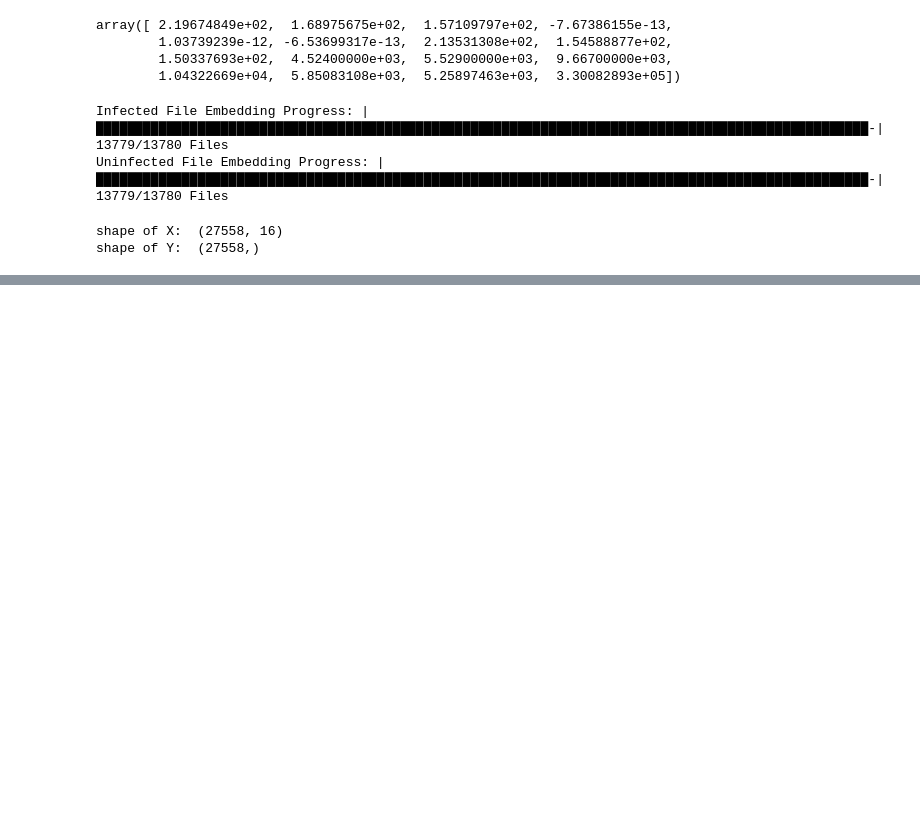
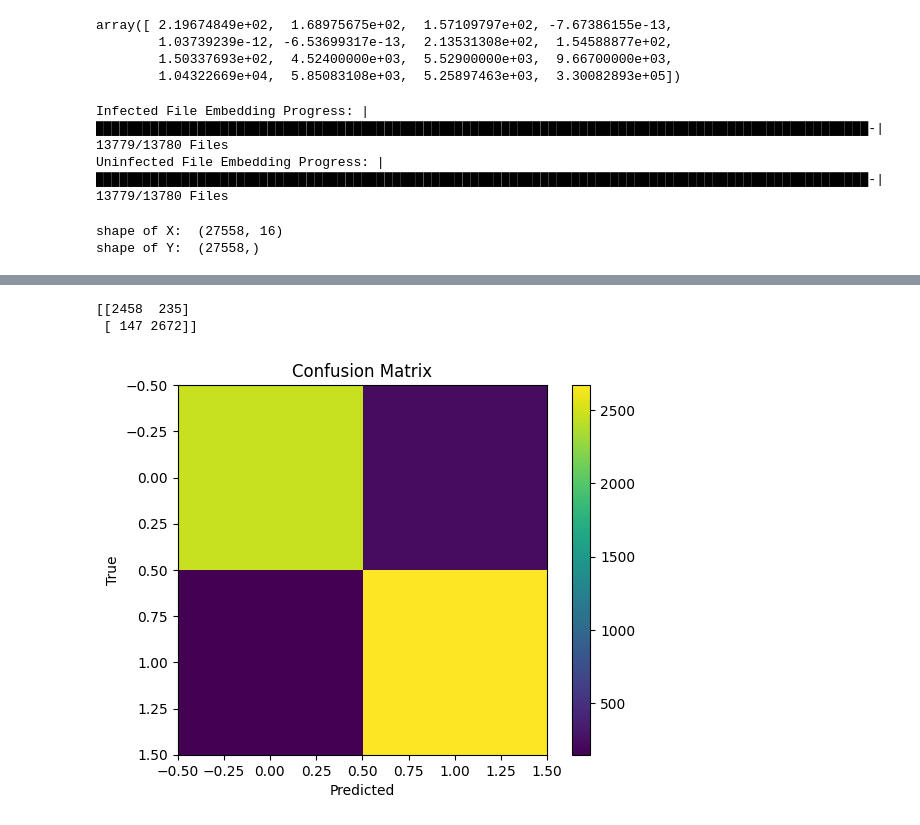
Before and after one commit to SolovevaPolina/Malaria_Screening, a Jupyter notebook: ExploratoryprojectNotebook.ipynb, the cells around one changed output, grey strips where cells are left out. Cells and saved outputs as stored; diff of their text form; code cells hidden in the pictures; blank space fills up the shorter version.

```diff
--- a/ExploratoryprojectNotebook.ipynb
+++ b/ExploratoryprojectNotebook.ipynb
@@ -445,0 +503,4 @@ Please also refer to the documentation for alternative solver options:
+# %%
+# Step 5: Define training components
+criterion = nn.CrossEntropyLoss()
+optimizer = torch.optim.Adam(model.fc.parameters(), lr=1e-3)
@@ -445,0 +619,28 @@ Please also refer to the documentation for alternative solver options:
+# %%
+# 7. Evaluation (Make It Comparable)
+
+y_true = []
+y_pred = []
+
+with torch.no_grad():  # no gradients needed
+    for images, labels in test_loader:
+        outputs = model(images)             # shape: [B, 2]
+        _, preds = torch.max(outputs, 1)    # class index
+
+        y_true.extend(labels.cpu().numpy())
+        y_pred.extend(preds.cpu().numpy())
+
+
+
+accuracy  = accuracy_score(y_true, y_pred)
+precision = precision_score(y_true, y_pred, pos_label=0)  # Parasitic
+recall    = recall_score(y_true, y_pred, pos_label=0)
+f1        = f1_score(y_true, y_pred, pos_label=0)
+
+print(f"Accuracy:  {accuracy:.4f}")
+print(f"Precision: {precision:.4f}")
+print(f"Recall:    {recall:.4f}")
+print(f"F1-score:  {f1:.4f}")
+
+from sklearn.metrics import classification_report
+print(classification_report(y_true, y_pred, target_names=["Uninfected","Infected"]))
@@ -445,0 +660,15 @@ Please also refer to the documentation for alternative solver options:
+# %%
+cm = confusion_matrix(y_true, y_pred)
+print(cm)
+import matplotlib.pyplot as plt
+
+plt.imshow(cm)
+plt.title("Confusion Matrix")
+plt.xlabel("Predicted")
+plt.ylabel("True")
+plt.colorbar()
+plt.show()
+# %% [output]
+[[2458  235]
+ [ 147 2672]]
+[figure, added]
```
Also changed, not shown: parts of 14 cells of this notebook.
